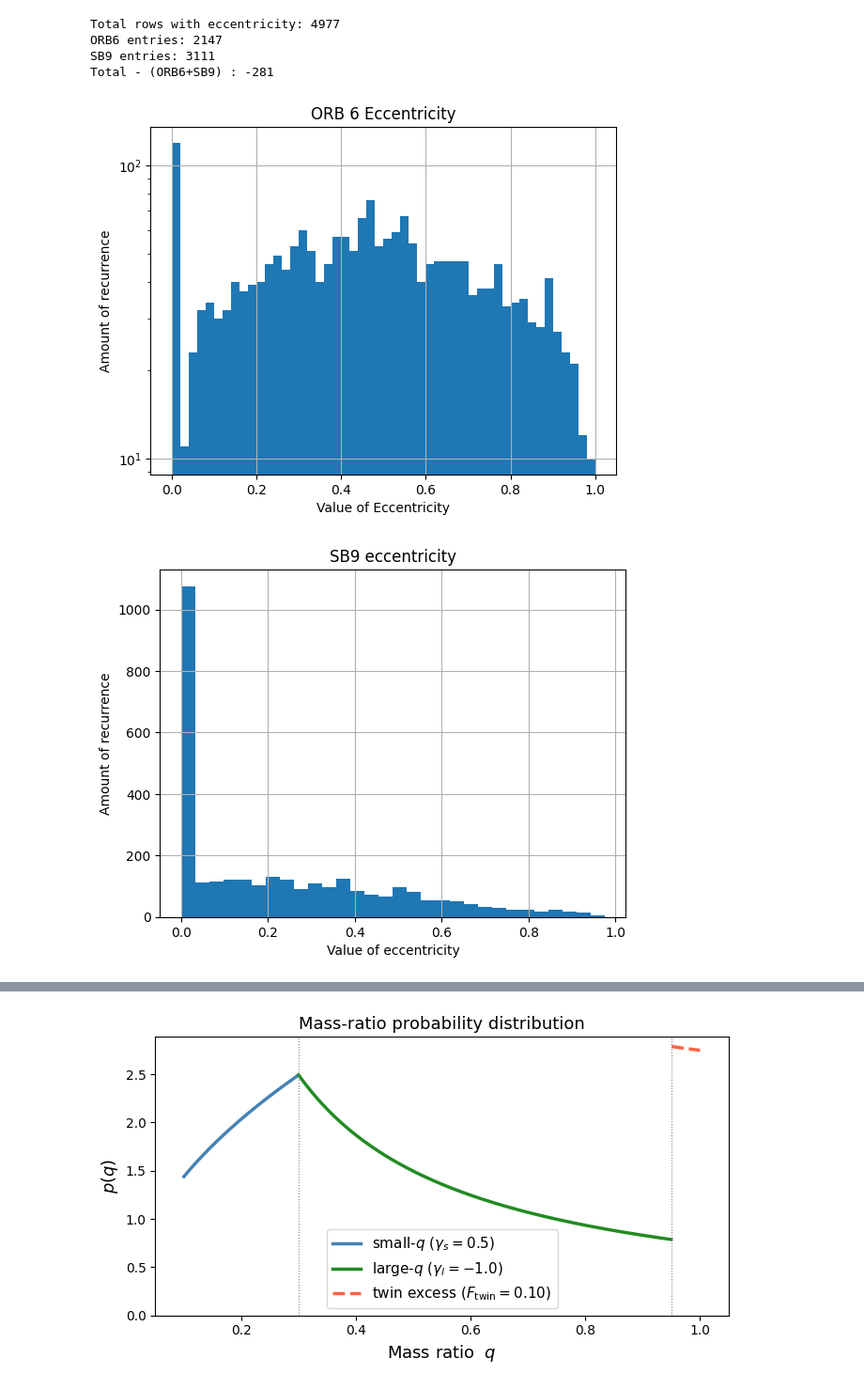
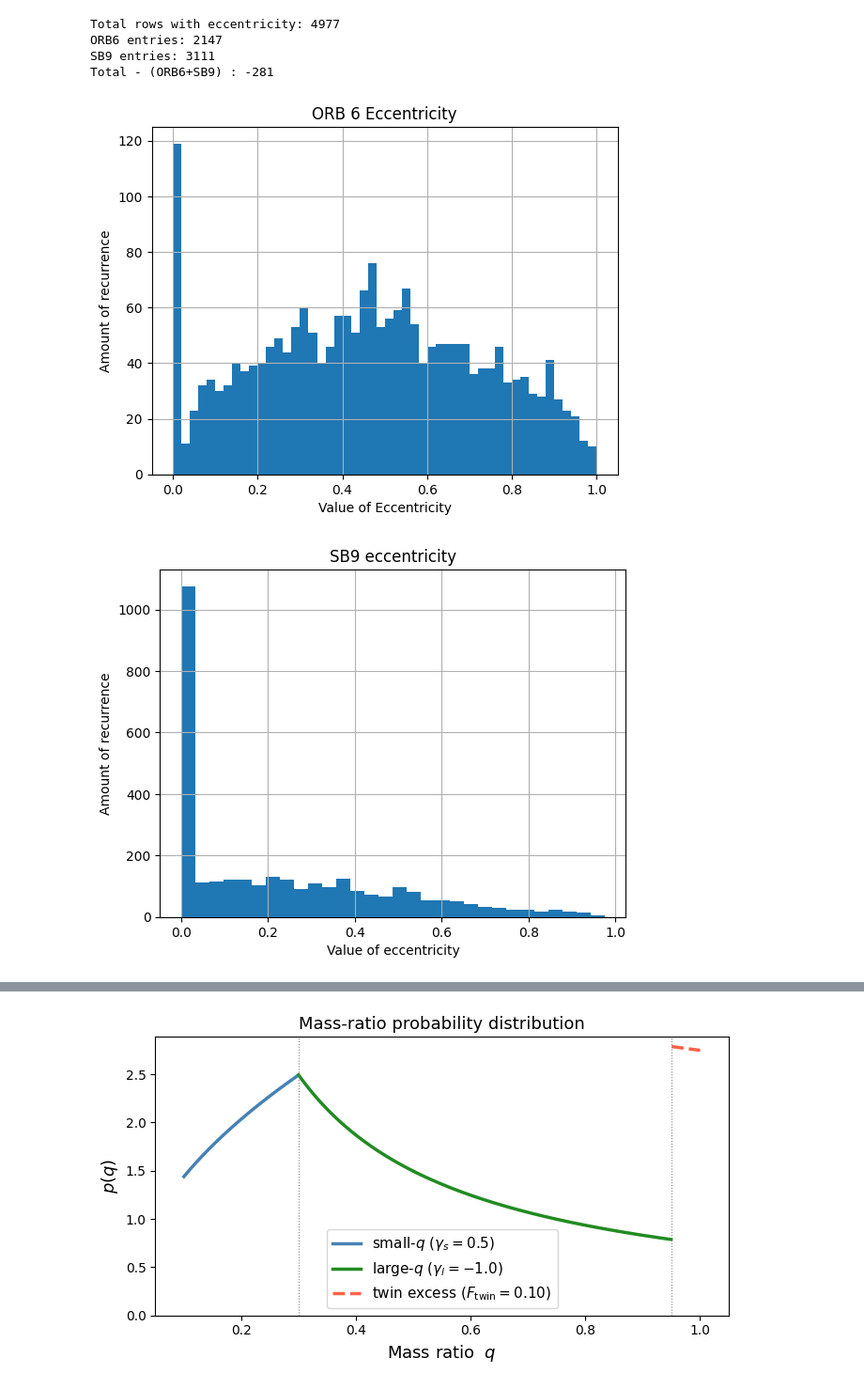
Before and after one commit to Eljameuter/Orbital-and-physical-parameter-distribution-of-Binary-Systems, a Jupyter notebook: Bias_correction.ipynb, the cells around one changed output, grey strips where cells are left out. Shown at 94% size. Saved outputs shown, nothing was run; the diff lists cells and outputs as text; code cells hidden in the pictures.

```diff
--- a/Bias_correction.ipynb
+++ b/Bias_correction.ipynb
@@ -51,27 +51,27 @@ ORB6 entries: 2147
 SB9 entries: 3111
 Total - (ORB6+SB9) : -281
 # %%
-plt.hist(df_ORB6["e"],log=True, bins=50)
+plt.hist(df_ORB6["e"], bins=50)
 plt.xlabel('Value of Eccentricity')
 plt.ylabel('Amount of recurrence')
 plt.title('ORB 6 Eccentricity')
 plt.grid(True)
 plt.show()
 plt.hist(df_SB9["e"], bins=30)
 plt.xlabel('Value of eccentricity')
 plt.ylabel('Amount of recurrence')
 plt.title('SB9 eccentricity')
 plt.grid(True)
 plt.show()
 plt.hist(df_SB9["period"][df_SB9["period"] < 5], bins=30)
 plt.xlabel('Value of Period')
 plt.ylabel('Amount of recurrence')
 plt.xlim(0,6)
 plt.title('SB9 Period')
 plt.grid(True)
 plt.show()
 # %% [output]
-[figure, old version]
+[figure, new version]
 [figure]
 [figure]
 # %%
```
Also changed, not shown: parts of 16 cells of this notebook, 8 other files.
